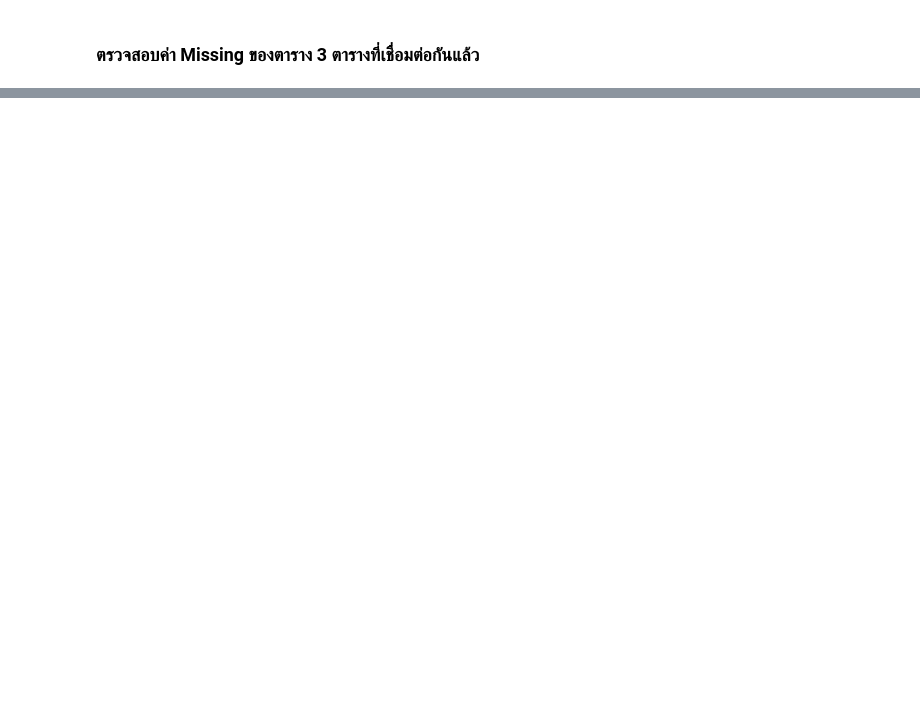
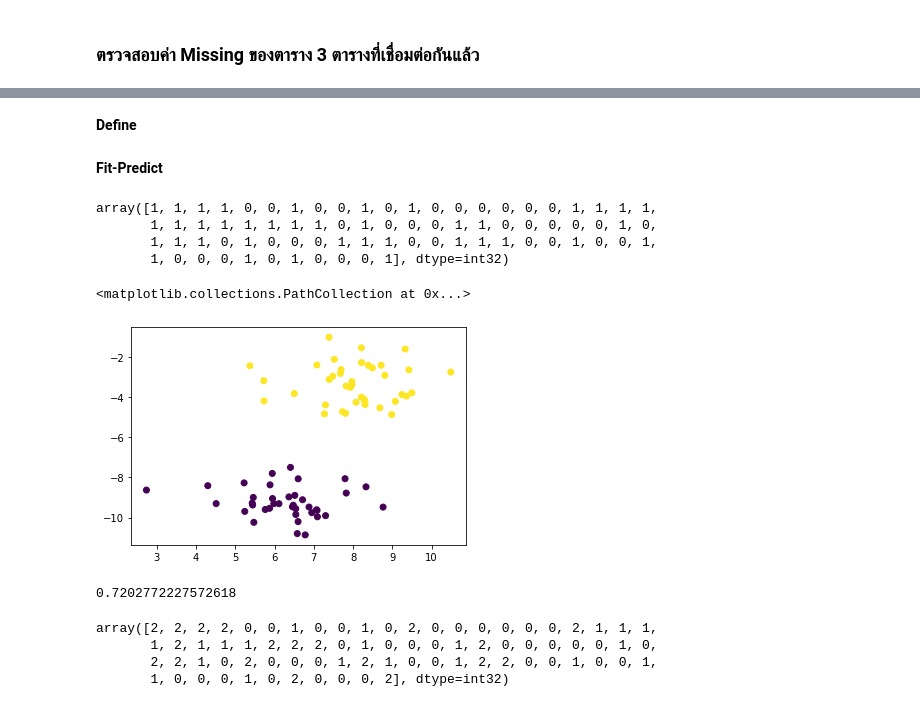
Before and after one commit to Chonthichasi/DWDM2021, a Jupyter notebook: Project_DWDM.ipynb, the cells around one changed output, grey strips where cells are left out. Saved outputs shown, nothing was run; the diff lists cells and outputs as text; code cells hidden in the pictures; blank space fills up the shorter version.

```diff
--- a/Project_DWDM.ipynb
+++ b/Project_DWDM.ipynb
@@ -560,0 +598,3 @@ dtype: bool
+# %%
+X, y = make_blobs(n_samples=77, centers=2, n_features=2, random_state=6)
+# Centers คือ แบ่งข้อมูลออกเป็นกี่กลุ่ม , n_features คือ ให้มี x กี่กลุ่ม
@@ -560,0 +608,38 @@ dtype: bool
+# %% [markdown]
+**Define**
+# %%
+# 2 Cluster
+kmeans = KMeans(n_clusters=2, random_state=6)
+# %% [markdown]
+
+**Fit-Predict**
+# %%
+labels = kmeans.fit_predict(X)
+# %%
+labels
+# %% [output]
+array([1, 1, 1, 1, 0, 0, 1, 0, 0, 1, 0, 1, 0, 0, 0, 0, 0, 0, 1, 1, 1, 1,
+       1, 1, 1, 1, 1, 1, 1, 1, 0, 1, 0, 0, 0, 1, 1, 0, 0, 0, 0, 0, 1, 0,
+       1, 1, 1, 0, 1, 0, 0, 0, 1, 1, 1, 0, 0, 1, 1, 1, 0, 0, 1, 0, 0, 1,
+       1, 0, 0, 0, 1, 0, 1, 0, 0, 0, 1], dtype=int32)
+# %%
+from matplotlib import pyplot as plt
+plt.scatter(X[:,0],X[:,1],c=labels)
+# %% [output]
+<matplotlib.collections.PathCollection at 0x...>
+[figure, added]
+# %%
+from sklearn import metrics
+metrics.silhouette_score(X, labels, metric='euclidean')
+# %% [output]
+0.7202772227572618
+# %%
+# 3 Cluster
+kmeans_3 = KMeans(n_clusters=3, random_state=6)
+labels_3 = kmeans_3.fit_predict(X)
+labels_3
+# %% [output]
+array([2, 2, 2, 2, 0, 0, 1, 0, 0, 1, 0, 2, 0, 0, 0, 0, 0, 0, 2, 1, 1, 1,
+       1, 2, 1, 1, 1, 2, 2, 2, 0, 1, 0, 0, 0, 1, 2, 0, 0, 0, 0, 0, 1, 0,
+       2, 2, 1, 0, 2, 0, 0, 0, 1, 2, 1, 0, 0, 1, 2, 2, 0, 0, 1, 0, 0, 1,
+       1, 0, 0, 0, 1, 0, 2, 0, 0, 0, 2], dtype=int32)
```
Also changed, not shown: parts of 99 cells of this notebook.
